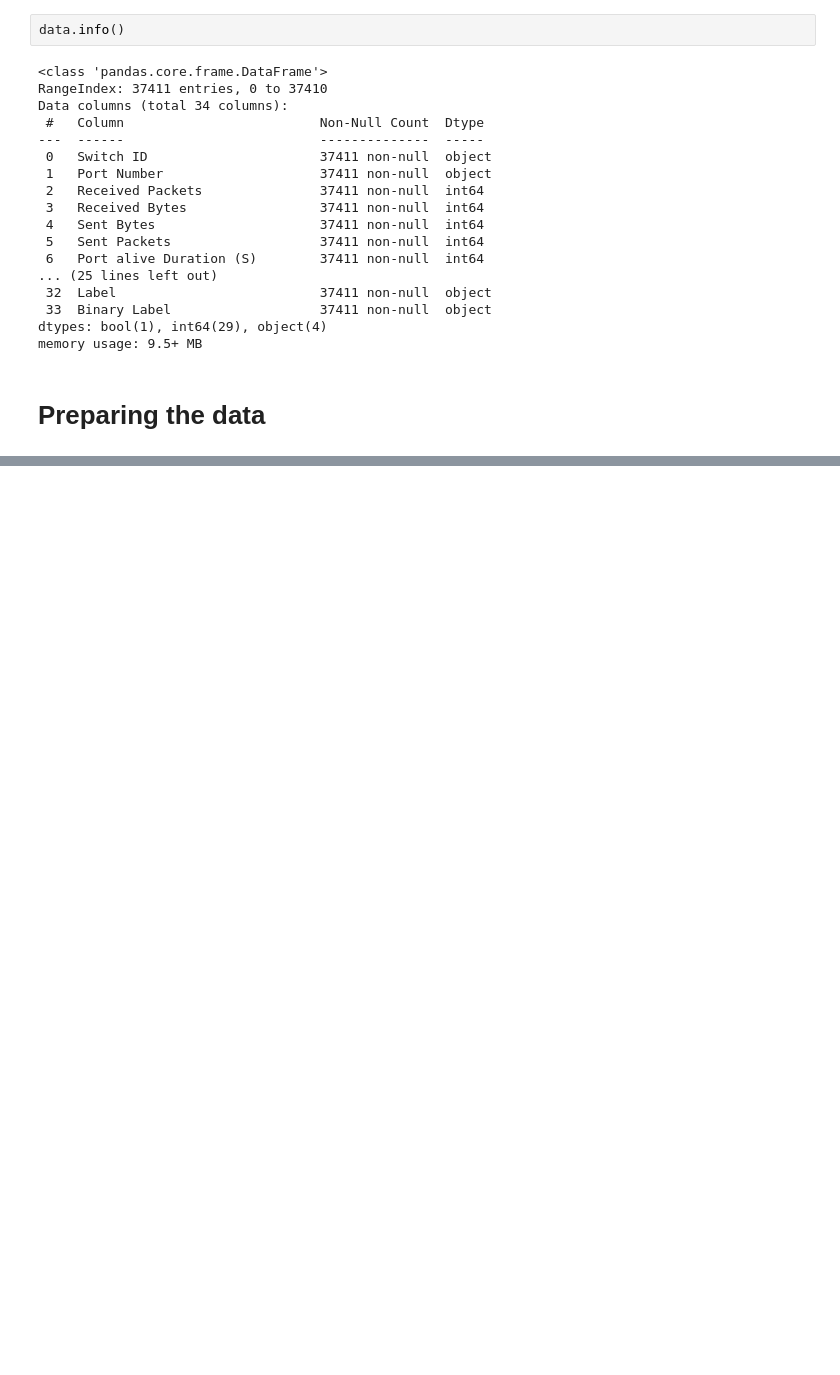
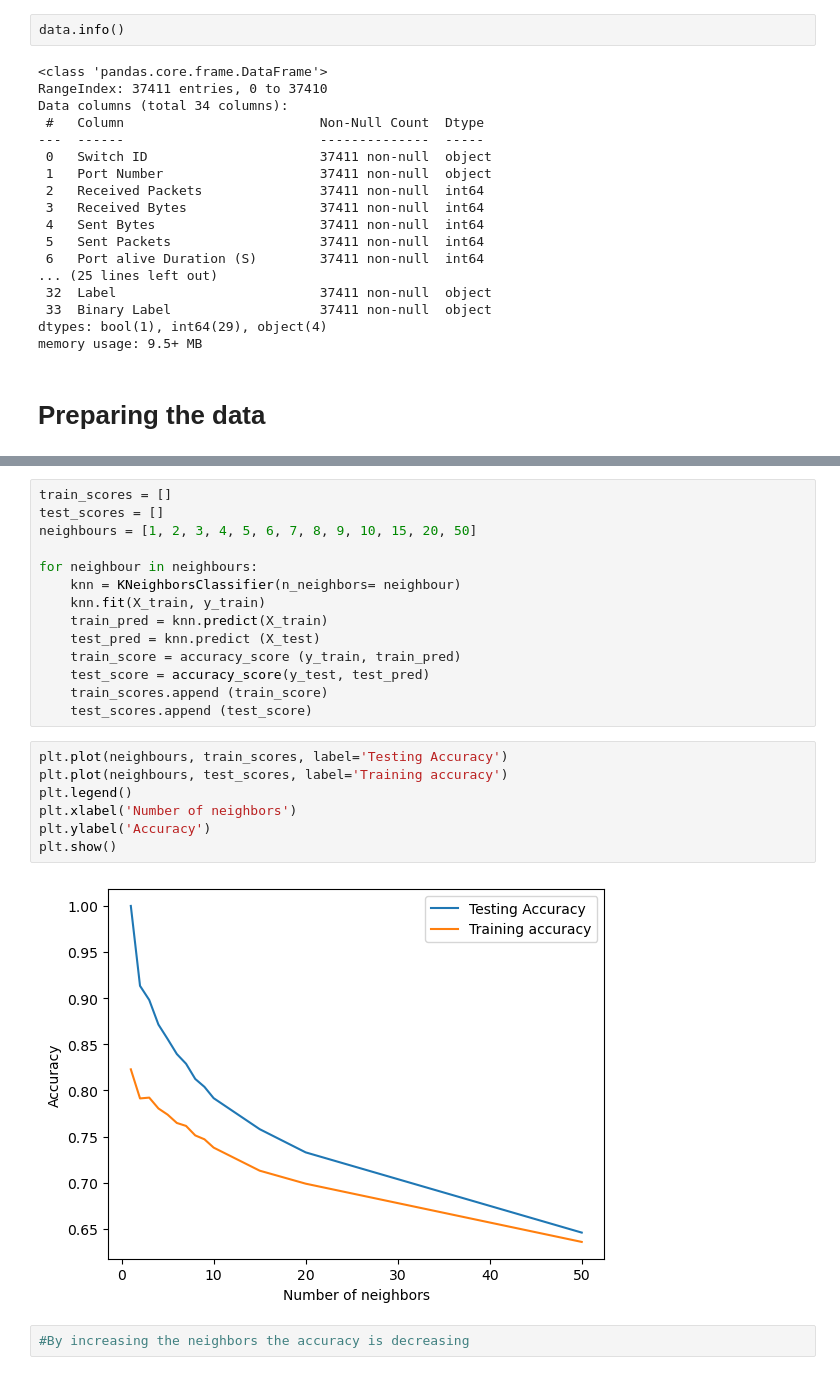
Before and after one commit to anandhumohan/UNR-IDD-Classification, a Jupyter notebook: UNR-IDD_KNN.ipynb, the cells around one changed output, grey strips where cells are left out. Cells and saved outputs as stored; diff of their text form; blank space fills up the shorter version.

```diff
--- a/UNR-IDD_KNN.ipynb
+++ b/UNR-IDD_KNN.ipynb
@@ -45,0 +117,25 @@ y = df['variety'].values
+# %%
+train_scores = []
+test_scores = []
+neighbours = [1, 2, 3, 4, 5, 6, 7, 8, 9, 10, 15, 20, 50]
+
+for neighbour in neighbours:
+    knn = KNeighborsClassifier(n_neighbors= neighbour)
+    knn.fit(X_train, y_train)
+    train_pred = knn.predict(X_train)
+    test_pred = knn.predict (X_test)
+    train_score = accuracy_score (y_train, train_pred)
+    test_score = accuracy_score(y_test, test_pred)
+    train_scores.append (train_score)
+    test_scores.append (test_score)
+# %%
+plt.plot(neighbours, train_scores, label='Testing Accuracy')
+plt.plot(neighbours, test_scores, label='Training accuracy')
+plt.legend()
+plt.xlabel('Number of neighbors')
+plt.ylabel('Accuracy')
+plt.show()
+# %% [output]
+[figure, added]
+# %%
+#By increasing the neighbors the accuracy is decreasing
```
Also changed, not shown: parts of 11 cells of this notebook.
